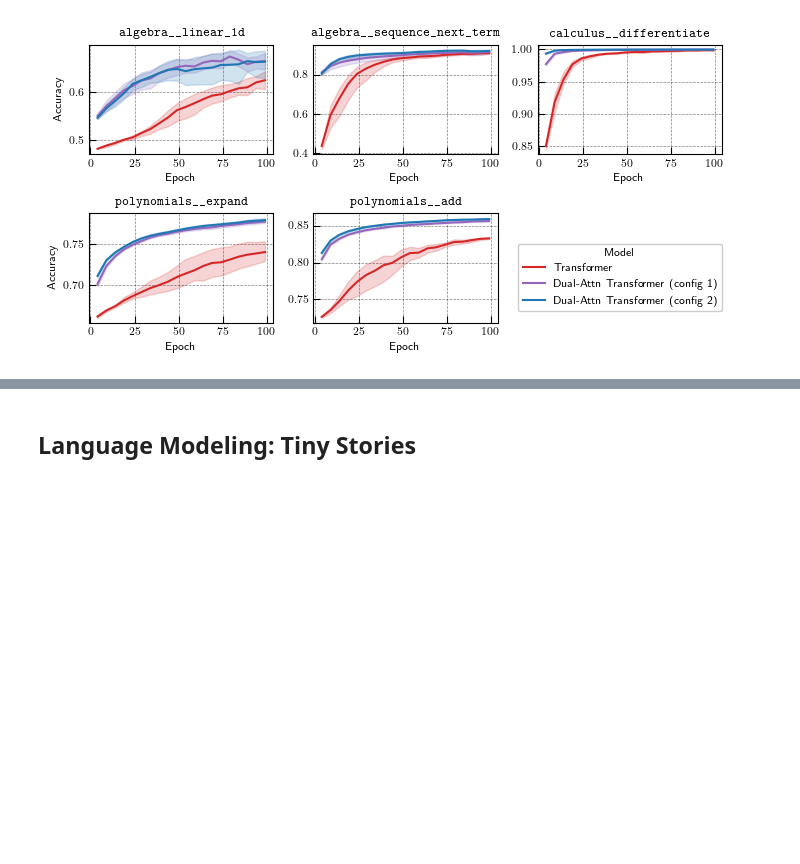
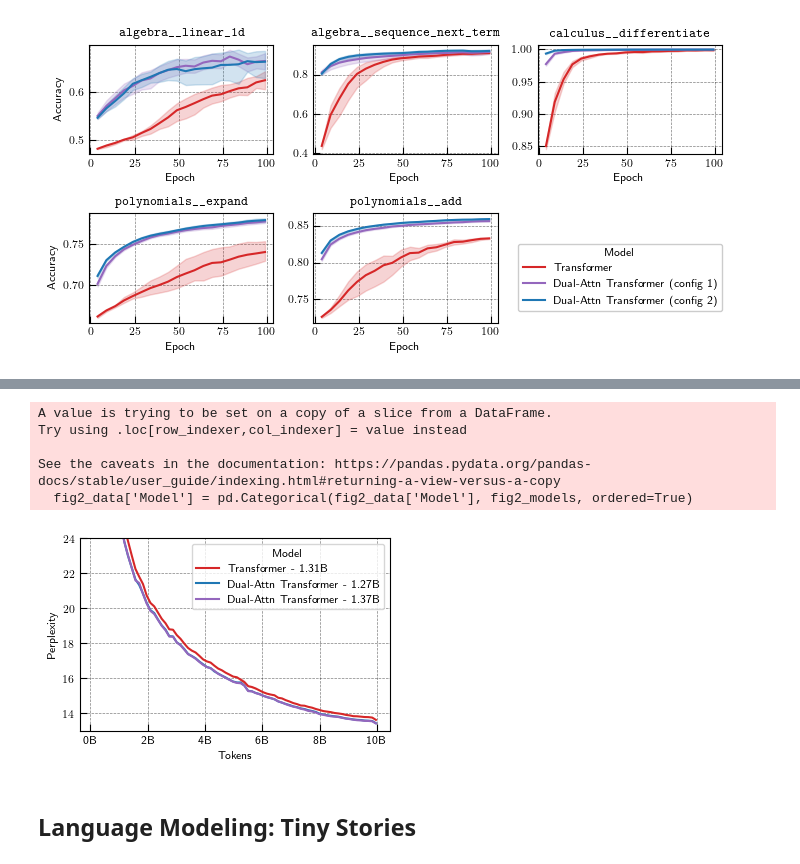
Before and after one commit to Awni00/abstract_transformer, a Jupyter notebook: figure_generation/figure_generation.ipynb, the cells around one changed output, grey strips where cells are left out. Cells and saved outputs as stored; diff of their text form; code cells hidden in the pictures; blank space fills up the shorter version.

```diff
--- a/figure_generation/figure_generation.ipynb
+++ b/figure_generation/figure_generation.ipynb
@@ -341,3 +433,22 @@ fig.savefig(f'{save_dir}/math/math_training_curves_extrapolation.pdf')
+# %%
+fig2_models = ['Transformer - 1.31B', f'{our_model_name} - 1.27B', f'{our_model_name} - 1.37B']
+fig2_data = figure_data[figure_data.Model.isin(fig2_models)]
+fig2_data['Model'] = pd.Categorical(fig2_data['Model'], fig2_models, ordered=True)
+
+fig, ax = plt.subplots(figsize=(4, 2.5))
+sns.lineplot(fig2_data, hue='Model', x='Tokens', y='Perplexity', palette=color_map_)
+# NOTE: missing points; need to fetch from W&B again, perhaps with scan (TODO)
+ax.set_ylim([13, 24]);
+ax.set_xticks([x * 10**10 for x in (0, 0.2, 0.4, 0.6, 0.8, 1.0)], [f'{x}B' for x in (0, 2, 4, 6, 8, 10)]);
+sns.move_legend(ax, loc='upper right', frameon=True, fancybox=True, framealpha=0.8)
+fig.savefig(f'{save_dir}/fineweb/1_3B_scale_lm.pdf', bbox_inches='tight')
+# %% [output]
+A value is trying to be set on a copy of a slice from a DataFrame.
+Try using .loc[row_indexer,col_indexer] = value instead
+
+See the caveats in the documentation: https://pandas.pydata.org/pandas-docs/stable/user_guide/indexing.html#returning-a-view-versus-a-copy
+  fig2_data['Model'] = pd.Categorical(fig2_data['Model'], fig2_models, ordered=True)
+[figure, added]
 # %% [markdown]
 ## Language Modeling: Tiny Stories
 # %%
```
Also changed, not shown: parts of 8 cells of this notebook, 1 other file.
